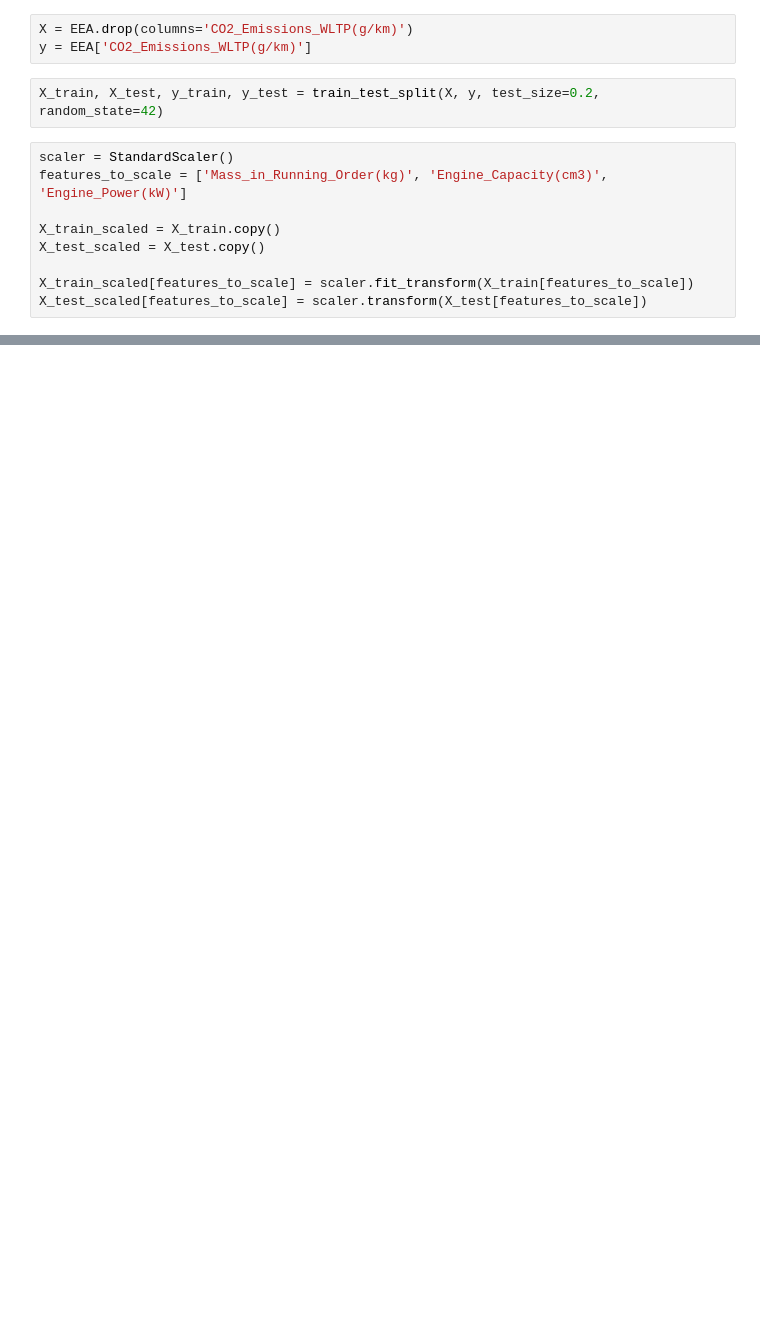
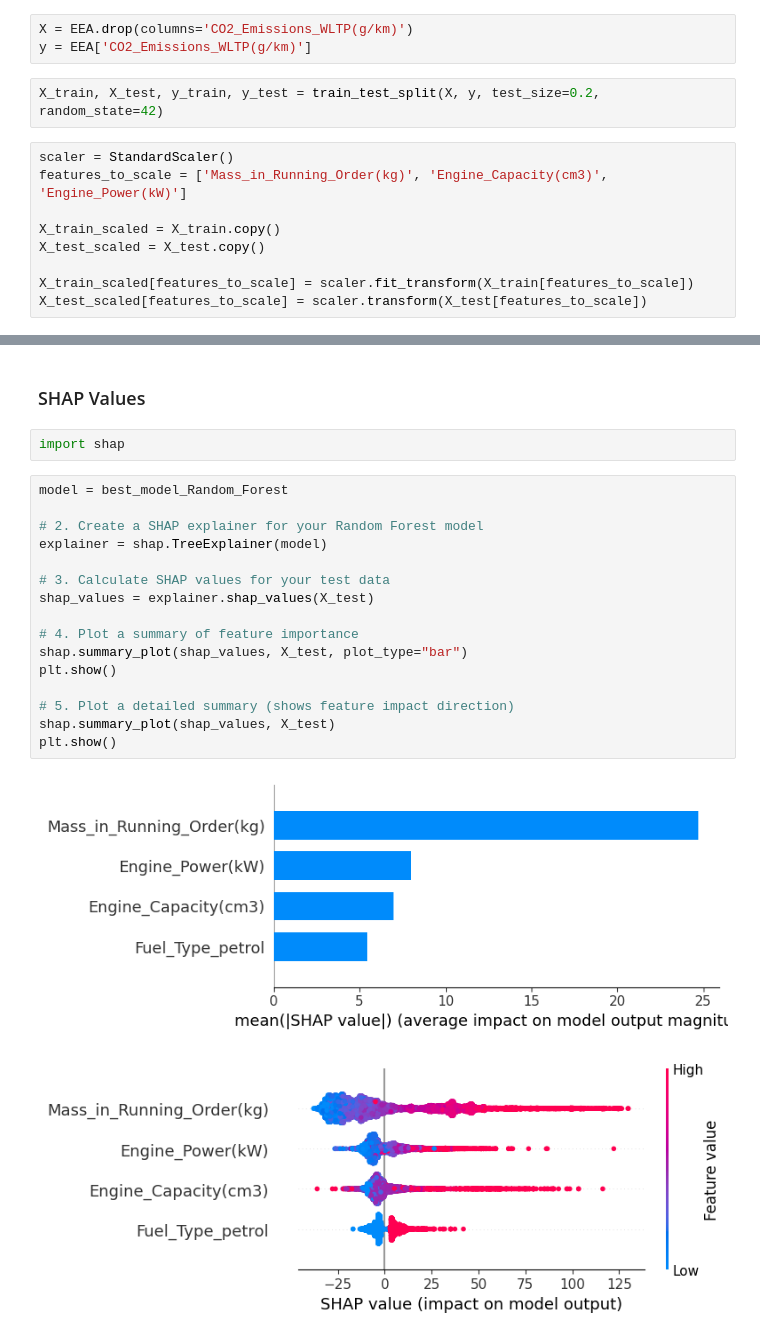
Before and after one commit to Tavocado-S/CO2_Prediction, a Jupyter notebook: notebooks/Model.ipynb, the cells around one changed output, grey strips where cells are left out. Drawn from its saved outputs; the diff is of its cells as text; blank space fills up the shorter version.

```diff
--- a/notebooks/Model.ipynb
+++ b/notebooks/Model.ipynb
@@ -951,0 +1357,23 @@ X_test_scaled[features_to_scale] = scaler.transform(X_test[features_to_scale])
+# %% [markdown]
+### SHAP Values
+# %%
+import shap
+# %%
+model = best_model_Random_Forest
+
+# 2. Create a SHAP explainer for your Random Forest model
+explainer = shap.TreeExplainer(model)
+
+# 3. Calculate SHAP values for your test data
+shap_values = explainer.shap_values(X_test)
+
+# 4. Plot a summary of feature importance
+shap.summary_plot(shap_values, X_test, plot_type="bar")
+plt.show()
+
+# 5. Plot a detailed summary (shows feature impact direction)
+shap.summary_plot(shap_values, X_test)
+plt.show()
+# %% [output]
+[figure, added]
+[figure, added]
```
Also changed, not shown: parts of 18 cells of this notebook.
